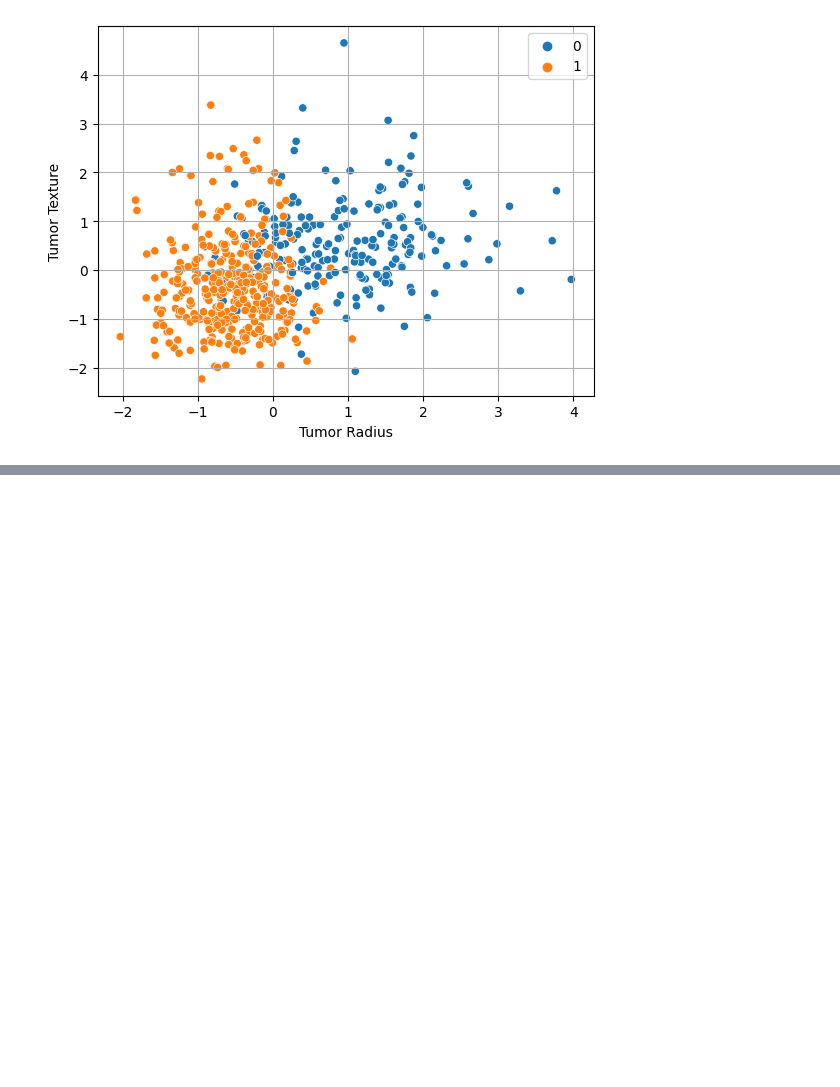
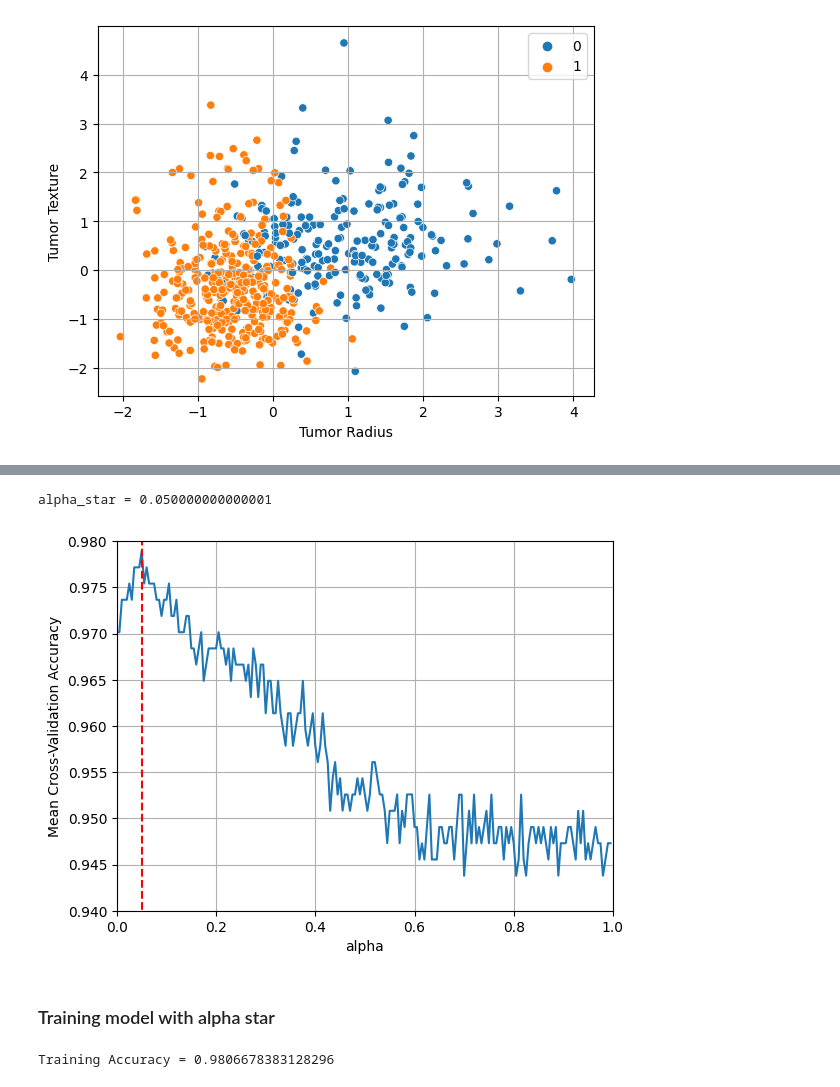
Before and after one commit to Yassmine2020/MITx-6.86x, a Jupyter notebook: Unit 1/recitation_1.ipynb, the cells around one changed output, grey strips where cells are left out. Saved outputs shown, nothing was run; the diff lists cells and outputs as text; code cells hidden in the pictures; blank space fills up the shorter version.

```diff
--- a/Unit 1/recitation_1.ipynb
+++ b/Unit 1/recitation_1.ipynb
@@ -33,0 +60,25 @@ plt.show()
+# %%
+# Determine the alpha that maximizes the cross-validation score
+ind = np.argmax(val_scores)
+alpha_star = alpha[ind]
+print('alpha_star =', alpha_star)
+
+plt.plot(alpha,val_scores)
+plt.plot(np.ones(12)*alpha_star,np.arange(0,1.2,0.1),'--r')
+plt.xlim(0,1)
+plt.ylim(0.94,0.98)
+plt.xlabel('alpha')
+plt.ylabel('Mean Cross-Validation Accuracy')
+plt.grid(True)
+plt.show()
+# %% [output]
+alpha_star = 0.050000000000001
+[figure, added]
+# %% [markdown]
+### Training model with alpha star
+# %%
+model_star = linear_model.SGDClassifier(loss='hinge', penalty='l2', alpha = alpha_star)
+model_trained = model_star.fit(X, y)
+print('Training Accuracy =', model_trained.score(X, y))
+# %% [output]
+Training Accuracy = 0.9806678383128296
```
Also changed, not shown: parts of 5 cells of this notebook.
